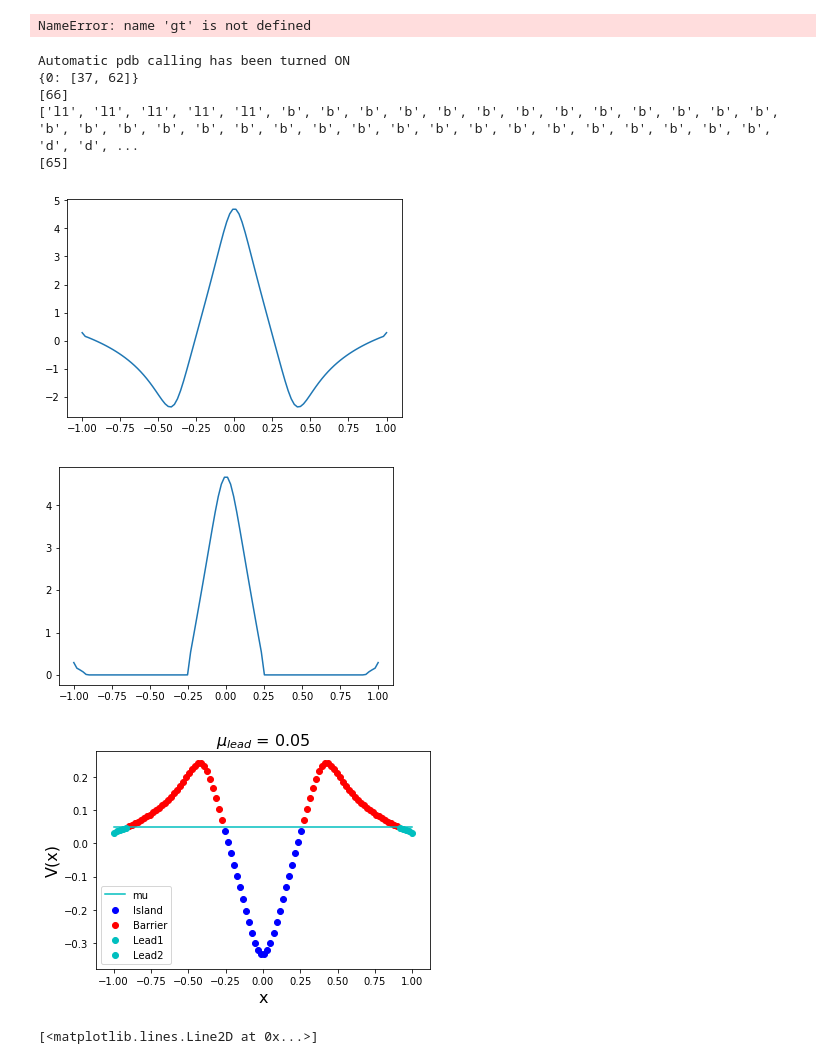
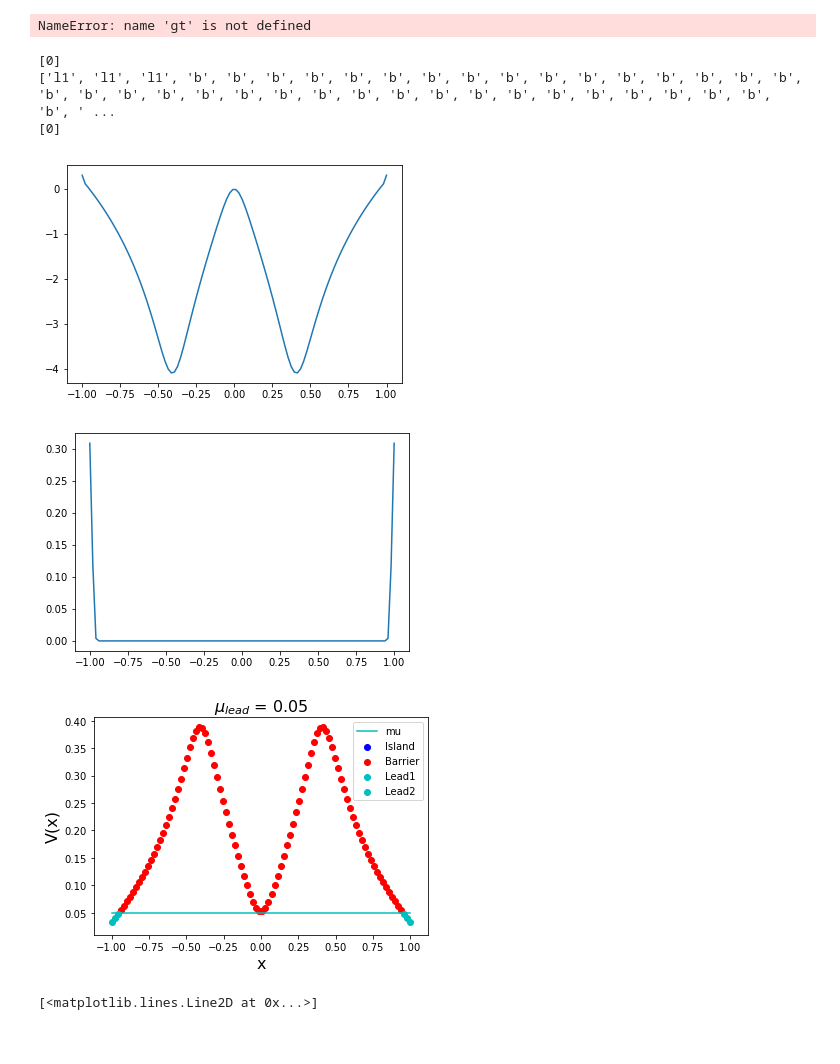
Before and after one commit to Quantumgame/quantum-ml, a Jupyter notebook: ndot/lib/playground.ipynb, the cells around one changed output. Cells and saved outputs as stored; diff of their text form; code cells hidden in the pictures.

```diff
--- a/ndot/lib/playground.ipynb
+++ b/ndot/lib/playground.ipynb
@@ -45,14 +45,13 @@ import potential_profile
 reload(potential_profile)
 import thomas_fermi
 reload(thomas_fermi)
-%pdb
 
 N_grid = 100
 x = np.linspace(-1,1,N_grid)
 
-d = (300e-3,0,0.10,1)
-b1 = (-200e-3,-0.4,0.1,1)
-b2 = (-200e-3,0.4,0.1,1)
+d = (129e-3,0,0.10,1)
+b1 = (-200e-3,-0.405,0.1,1)
+b2 = (-200e-3,0.405,0.1,1)
 
 V = potential_profile.single_dot_V_x_wire(x,d,b1,b2)
 
@@ -68,48 +67,51 @@ dot_info = dot_classifier.get_dot_info(mask)
 plt.figure(1)
 plt.plot(x,n)
 
-dot_n = n[dot_info[0][0]:dot_info[0][1]]
-N_dot = [int(np.sum(n[dot_info[0][0]:dot_info[0][1]]))]
-print dot_info
+if dot_info == {}:
+    N_dot = [0]
+else:
+    dot_n = n[dot_info[0][0]:dot_info[0][1]+1]
+    N_dot = [int(np.sum(n[dot_info[0][0]:dot_info[0][1]+1]))]
 print N_dot
 
 print mask
 mu_l = (mu,mu)
 n,mu = thomas_fermi.solve_thomas_fermi(x,V,K,mu_l,N_dot)
 plt.figure(2)
 plt.plot(x,n)
 
-dot_n = n[dot_info[0][0]:dot_info[0][1]]
-N_dot = [int(np.sum(n[dot_info[0][0]:dot_info[0][1]]))]
+if dot_info == {}:
+    N_dot = [0]
+else:
+    dot_n = n[dot_info[0][0]:dot_info[0][1]+1]
+    N_dot = [np.sum(n[dot_info[0][0]:dot_info[0][1]+1])]
 print N_dot
 
 def plot_mask(mask,fig_no,x,V,mu_l):
     lead1 = [i for i, ele in enumerate(mask) if ele == 'l1']
     lead2 = [i for i, ele in enumerate(mask) if ele == 'l2']
     barrier = [i for i, ele in enumerate(mask) if ele == 'b']
     dot = [i for i, ele in enumerate(mask) if ele == 'd']
 
     plt.figure(fig_no)
     plt.scatter(x[dot],V[dot],color='b')
     plt.plot(x,mu_l[0]*np.ones(len(x)),color='c',label='mu')
     plt.scatter(x[barrier],V[barrier],color='r')
     plt.scatter(x[lead1],V[lead1],color='c')
     plt.scatter(x[lead2],V[lead2],color='c')
     plt.legend(('mu','Island','Barrier','Lead1','Lead2'))
     plt.xlabel('x',fontsize=16)
     plt.ylabel('V(x)',fontsize=16)
     plt.title(r'$\mu_{lead}$ = ' + str(mu_l[0]),fontsize=16)
 
 plot_mask(mask,3,x,V,mu_l)
 # %% [output]
-Automatic pdb calling has been turned ON
-{0: [37, 62]}
-[66]
-['l1', 'l1', 'l1', 'l1', 'l1', 'b', 'b', 'b', 'b', 'b', 'b', 'b', 'b', 'b', 'b', 'b', 'b', 'b', 'b', 'b', 'b', 'b', 'b', 'b', 'b', 'b', 'b', 'b', 'b', 'b', 'b', 'b', 'b', 'b', 'b', 'b', 'b', 'd', 'd', ...
-[65]
+[0]
+['l1', 'l1', 'l1', 'b', 'b', 'b', 'b', 'b', 'b', 'b', 'b', 'b', 'b', 'b', 'b', 'b', 'b', 'b', 'b', 'b', 'b', 'b', 'b', 'b', 'b', 'b', 'b', 'b', 'b', 'b', 'b', 'b', 'b', 'b', 'b', 'b', 'b', 'b', 'b', ' ...
+[0]
-[figure, old version]
+[figure, new version]
-[figure, old version]
+[figure, new version]
-[figure, old version]
+[figure, new version]
 # %%
 import numpy as np
 import matplotlib.pyplot as plt
```
Also changed, not shown: parts of 11 cells of this notebook, 4 other files.
